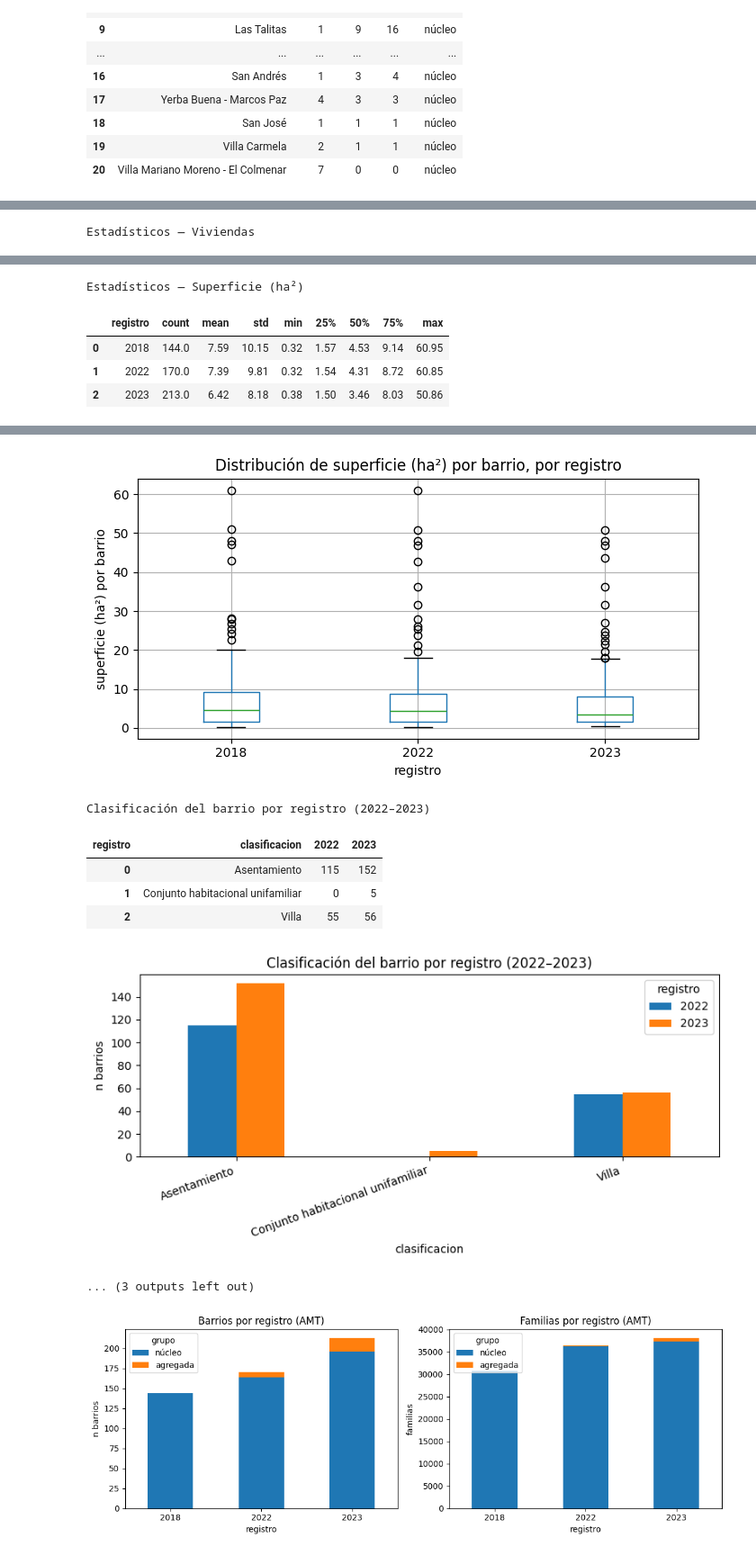
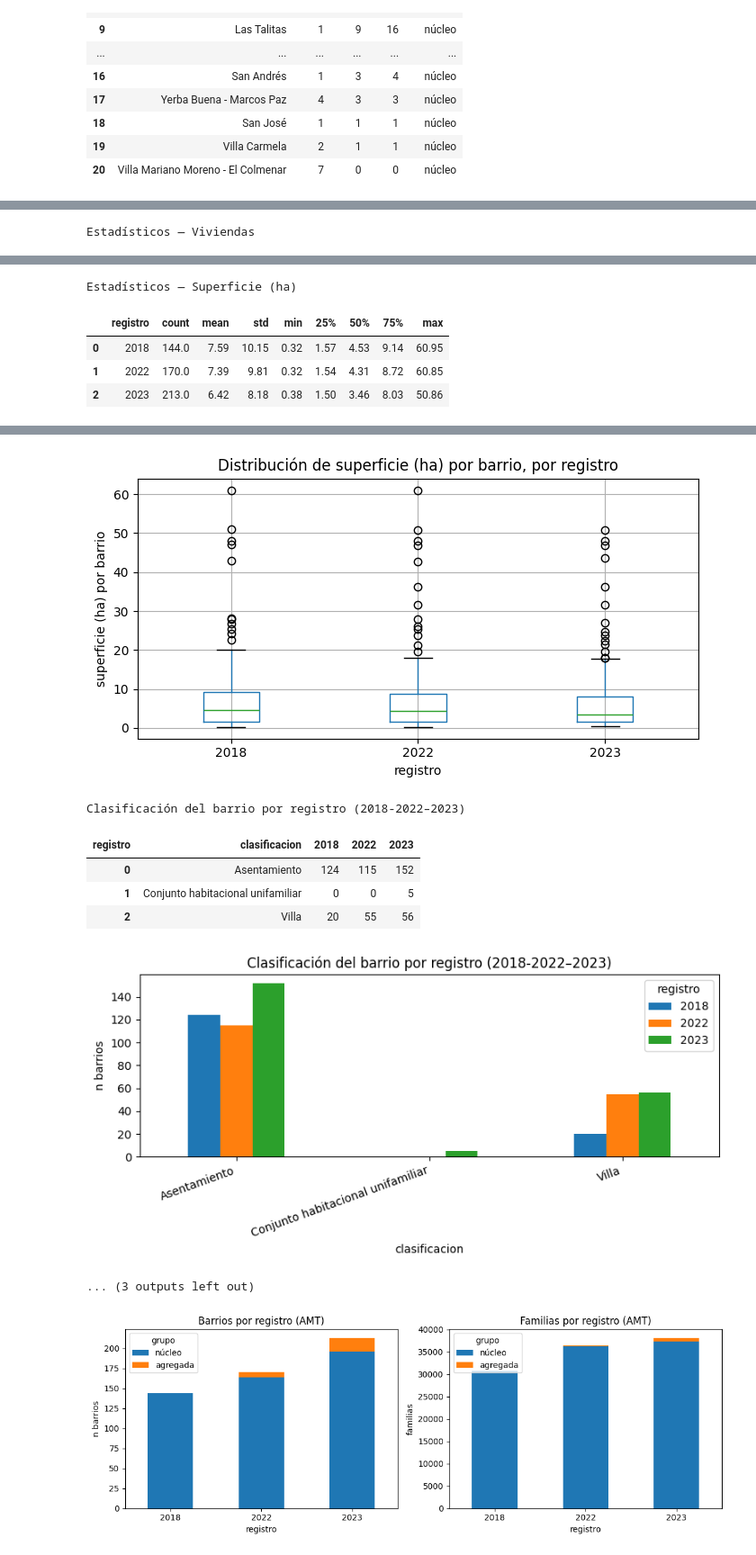
Before and after one commit to Camilamop/RENABAP, a Jupyter notebook: renabap.ipynb, the cells around one changed output, grey strips where cells are left out. Shown at 90% size. Drawn from its saved outputs; the diff is of its cells as text; code cells hidden in the pictures.

```diff
--- a/renabap.ipynb
+++ b/renabap.ipynb
@@ -50,6 +50,7 @@ MAPEO = {
         "Cantidad de familias": "cant_familias",
         "Tamaño (km2)": "superficie_km2",
         "Año de creación": "anio_creacion",
+        "Clasificación del barrio": "clasificacion_cod",
         "WKT": "wkt",
     },
     2022: {
@@ -91,3 +92,26 @@ ARCHIVOS = {
     2022: DIR_DATOS / "RENABAP_2022.csv",
     2023: DIR_DATOS / "RENABAP_2023.csv",
 }
+# %%
+# CELDA 3B — Diccionario de valores 2018 (poblaciones.org)
+import csv
+
+def cargar_diccionario(path):
+    """Parsea el diccionario por bloques -> {variable: {codigo: etiqueta}}."""
+    mapas, var, en_valores = {}, None, False
+    with open(path, encoding="utf-8") as f:
+        for row in csv.reader(f):
+            if not row or all(c.strip() == "" for c in row):
+                en_valores = False; continue
+            k = row[0].strip(); v = row[1].strip() if len(row) > 1 else ""
+            if k == "Variable:":
+                var = v; en_valores = False
+            elif k == "Valores":
+                en_valores = True; mapas[var] = {}
+            elif en_valores and var is not None:
+                mapas[var][k] = v
+    return mapas
+
+DICC_2018 = cargar_diccionario(DIR_DATOS / "RENABAP_2018_poblaciones - Diccionario de datos.csv")
+print("Variables codificadas:", list(DICC_2018))
+print("clasificacion:", DICC_2018["clasificacion"])
@@ -121,6 +148,12 @@ def armonizar(anio: int, df: pd.DataFrame) -> pd.DataFrame:
 
     # id como texto limpio
     out["id_renabap"] = out["id_renabap"].str.strip()
+
+    # decodificar clasificación 2018 (código numérico -> etiqueta, vía diccionario)
+    if "clasificacion_cod" in out.columns:
+        out["clasificacion"] = (out["clasificacion_cod"].astype(str).str.strip()
+                            .map(DICC_2018["clasificacion"]))
+        out = out.drop(columns=["clasificacion_cod"])
 
     # superficie a hectáreas (2022/2023 vienen en m²; 2018 viene en km²)
     if "superficie_m2" in out.columns:
@@ -883,7 +916,7 @@ from IPython.display import display
 
 NUM = [("cant_familias", "Familias"),
        ("cant_viviendas", "Viviendas"),
-       ("superficie_ha", "Superficie (ha²)")]
+       ("superficie_ha", "Superficie (ha)")]
 
 # --- Estadísticos por registro: una tabla data_table por variable ---
 for col, etiqueta in NUM:
@@ -905,13 +938,13 @@ for col, etiqueta in NUM:
     if d.empty:
         continue
     d.boxplot(column=col, by="registro", figsize=(7, 4))
-    solo = " (solo 2022-2023)" if d["registro"].nunique() < 3 else ""
+    solo = " (2018-2022-2023)" if d["registro"].nunique() < 3 else ""
     plt.title(f"Distribución de {etiqueta.lower()} por barrio, por registro{solo}")
     plt.suptitle(""); plt.ylabel(f"{etiqueta.lower()} por barrio"); plt.xlabel("registro")
     plt.tight_layout(); plt.show()
 
-# --- Categóricas: clasificación y década (solo 2022 y 2023) ---
-df_cat = df[df["registro"].isin([2022, 2023])]
+# --- Categóricas: clasificación y década  ---
+df_cat = df[df["registro"].isin([2018, 2022, 2023])]
 
 for col, etiqueta, rot in [("clasificacion", "Clasificación del barrio", 20),
                            ("decada_creacion", "Década de creación", 0)]:
@@ -925,11 +958,11 @@ for col, etiqueta, rot in [("clasificacion", "Clasificación del barrio", 20),
         continue
 
     ct = pd.crosstab(serie, df_cat["registro"])
-    print(f"{etiqueta} por registro (2022–2023)")
+    print(f"{etiqueta} por registro (2018-2022–2023)")
     display(data_table.DataTable(ct.reset_index(), include_index=False))
 
     ct.plot(kind="bar", figsize=(8, 4))
-    plt.title(f"{etiqueta} por registro (2022–2023)")
+    plt.title(f"{etiqueta} por registro (2018-2022–2023)")
     plt.ylabel("n barrios"); plt.xlabel(col)
     plt.xticks(rotation=rot, ha="right" if rot else "center")
     plt.legend(title="registro"); plt.tight_layout(); plt.show()
@@ -944,7 +977,7 @@ Estadísticos — Viviendas
 | 0 | 2018 | 0.0 | NaN | NaN | NaN | NaN | NaN | NaN | NaN |
 | 1 | 2022 | 170.0 | 194.89 | 288.61 | 8.0 | 48.5 | 104.0 | 213.75 | 2500.0 |
 | 2 | 2023 | 213.0 | 162.68 | 259.41 | 8.0 | 40.0 | 85.0 | 200.00 | 2500.0 |
-Estadísticos — Superficie (ha²)
+Estadísticos — Superficie (ha)
 |  | registro | count | mean | std | min | 25% | 50% | 75% | max |
 | 0 | 2018 | 144.0 | 7.59 | 10.15 | 0.32 | 1.57 | 4.53 | 9.14 | 60.95 |
 | 1 | 2022 | 170.0 | 7.39 | 9.81 | 0.32 | 1.54 | 4.31 | 8.72 | 60.85 |
@@ -954,10 +987,10 @@ Estadísticos — Superficie (ha²)
-[figure, old version]
+[figure, new version]
-Clasificación del barrio por registro (2022–2023)
+Clasificación del barrio por registro (2018-2022–2023)
-| registro | clasificacion | 2022 | 2023 |
-| 0 | Asentamiento | 115 | 152 |
-| 1 | Conjunto habitacional unifamiliar | 0 | 5 |
-| 2 | Villa | 55 | 56 |
+| registro | clasificacion | 2018 | 2022 | 2023 |
+| 0 | Asentamiento | 124 | 115 | 152 |
+| 1 | Conjunto habitacional unifamiliar | 0 | 0 | 5 |
+| 2 | Villa | 20 | 55 | 56 |
-[figure, old version]
+[figure, new version]
 ... (3 outputs left out)
 # %%
 # CELDA 16B
```
Also changed, not shown: parts of 4 cells of this notebook.
